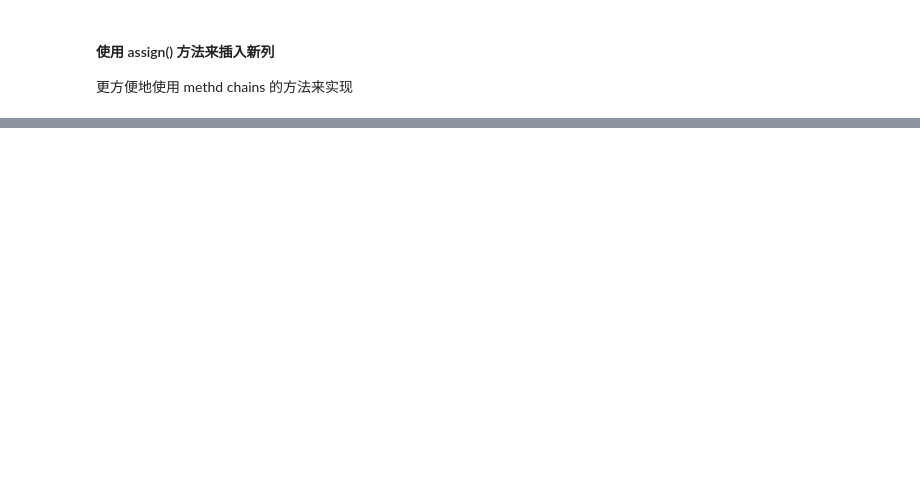
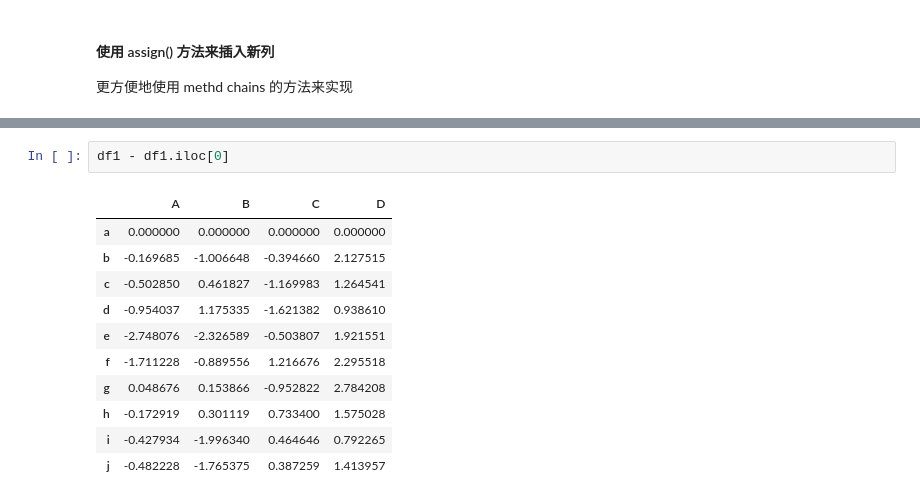
Before and after one commit to kamidox/pandas_tutor, a Jupyter notebook: core_data_structure.ipynb, the cells around one changed output, grey strips where cells are left out. Cells and saved outputs as stored; diff of their text form; blank space fills up the shorter version.

```diff
--- a/core_data_structure.ipynb
+++ b/core_data_structure.ipynb
@@ -526,0 +633,14 @@ df.assign(AB_Ratio = lambda x: x.A / x.B).assign(ABD_Ratio = lambda x: x.AB_Rati
+# %%
+df1 - df1.iloc[0]
+# %% [output]
+|  | A | B | C | D |
+| a | 0.000000 | 0.000000 | 0.000000 | 0.000000 |
+| b | -0.169685 | -1.006648 | -0.394660 | 2.127515 |
+| c | -0.502850 | 0.461827 | -1.169983 | 1.264541 |
+| d | -0.954037 | 1.175335 | -1.621382 | 0.938610 |
+| e | -2.748076 | -2.326589 | -0.503807 | 1.921551 |
+| f | -1.711228 | -0.889556 | 1.216676 | 2.295518 |
+| g | 0.048676 | 0.153866 | -0.952822 | 2.784208 |
+| h | -0.172919 | 0.301119 | 0.733400 | 1.575028 |
+| i | -0.427934 | -1.996340 | 0.464646 | 0.792265 |
+| j | -0.482228 | -1.765375 | 0.387259 | 1.413957 |
```
Also changed, not shown: parts of 59 cells of this notebook.
